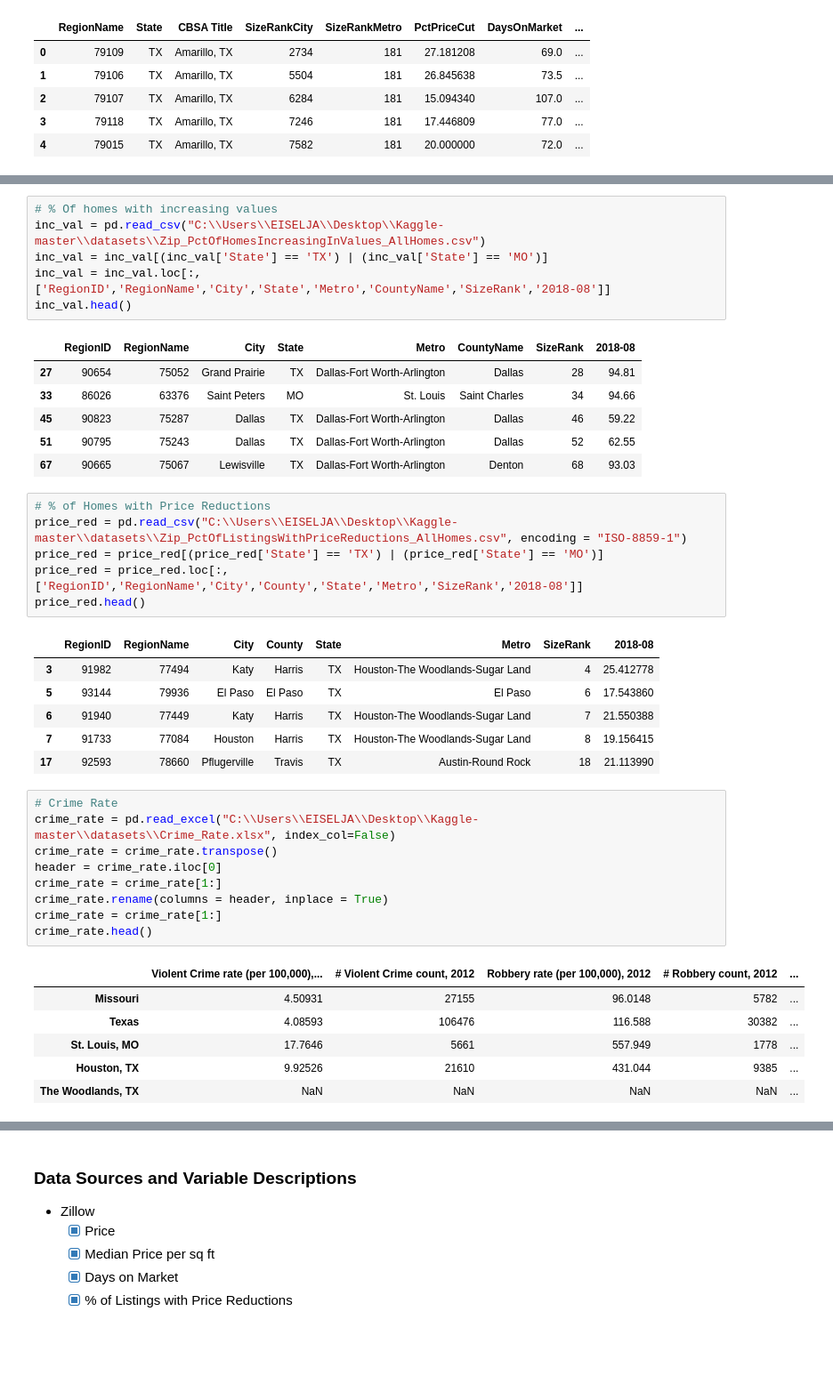
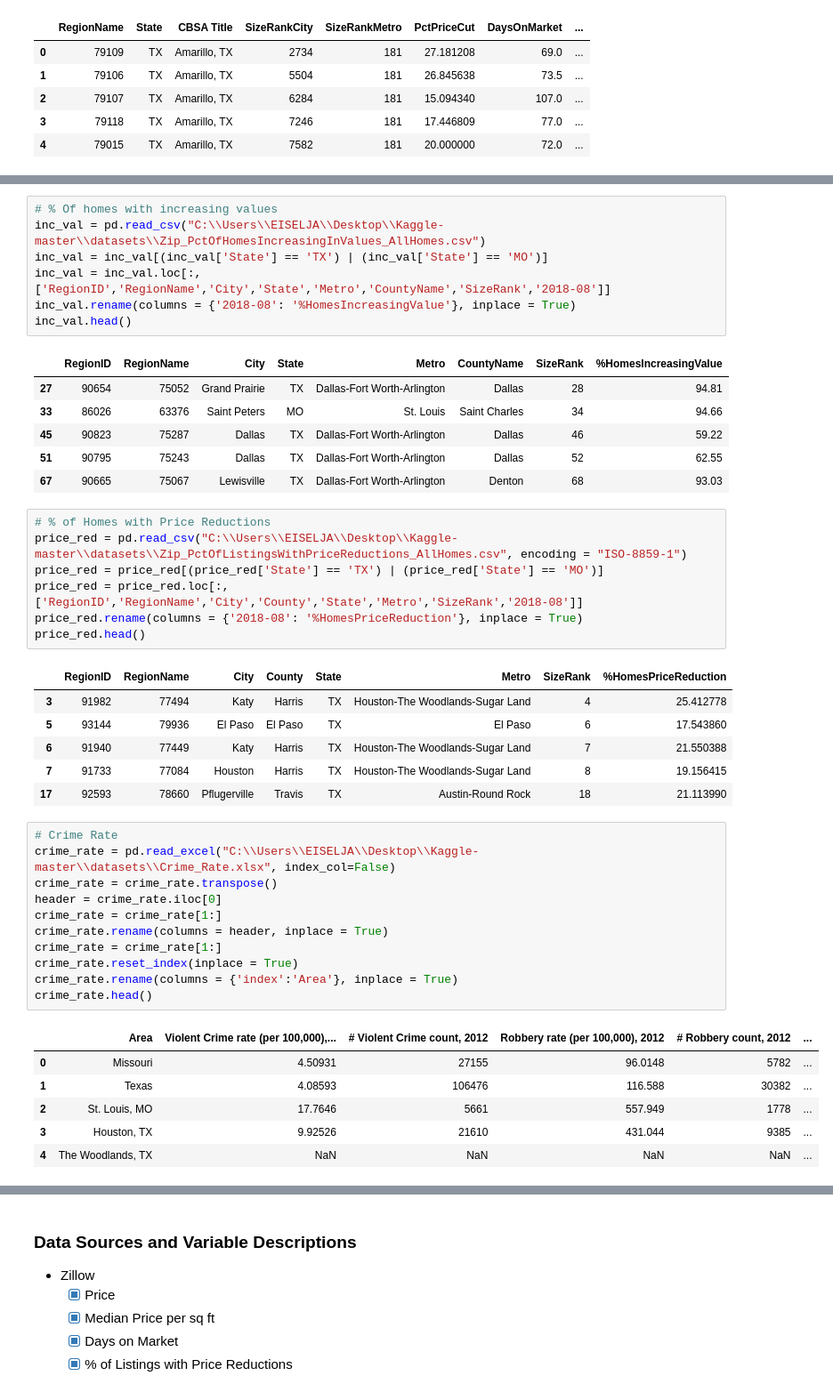
Before and after one commit to jmeisele/Kaggle, a Jupyter notebook: MarketingFinalRealEstate.ipynb, the cells around one changed output, grey strips where cells are left out. Shown at 89% size. Drawn from its saved outputs; the diff is of its cells as text; blank space fills up the shorter version.

```diff
--- a/MarketingFinalRealEstate.ipynb
+++ b/MarketingFinalRealEstate.ipynb
@@ -221,9 +225,10 @@ mon_turnover.head()
 inc_val = pd.read_csv("C:\\Users\\EISELJA\\Desktop\\Kaggle-master\\datasets\\Zip_PctOfHomesIncreasingInValues_AllHomes.csv")
 inc_val = inc_val[(inc_val['State'] == 'TX') | (inc_val['State'] == 'MO')]
 inc_val = inc_val.loc[:,['RegionID','RegionName','City','State','Metro','CountyName','SizeRank','2018-08']]
+inc_val.rename(columns = {'2018-08': '%HomesIncreasingValue'}, inplace = True)
 inc_val.head()
 # %% [output]
-|  | RegionID | RegionName | City | State | Metro | CountyName | SizeRank | 2018-08 |
+|  | RegionID | RegionName | City | State | Metro | CountyName | SizeRank | %HomesIncreasingValue |
 | 27 | 90654 | 75052 | Grand Prairie | TX | Dallas-Fort Worth-Arlington | Dallas | 28 | 94.81 |
 | 33 | 86026 | 63376 | Saint Peters | MO | St. Louis | Saint Charles | 34 | 94.66 |
 | 45 | 90823 | 75287 | Dallas | TX | Dallas-Fort Worth-Arlington | Dallas | 46 | 59.22 |
@@ -234,9 +239,10 @@ inc_val.head()
 price_red = pd.read_csv("C:\\Users\\EISELJA\\Desktop\\Kaggle-master\\datasets\\Zip_PctOfListingsWithPriceReductions_AllHomes.csv", encoding = "ISO-8859-1")
 price_red = price_red[(price_red['State'] == 'TX') | (price_red['State'] == 'MO')]
 price_red = price_red.loc[:,['RegionID','RegionName','City','County','State','Metro','SizeRank','2018-08']]
+price_red.rename(columns = {'2018-08': '%HomesPriceReduction'}, inplace = True)
 price_red.head()
 # %% [output]
-|  | RegionID | RegionName | City | County | State | Metro | SizeRank | 2018-08 |
+|  | RegionID | RegionName | City | County | State | Metro | SizeRank | %HomesPriceReduction |
 | 3 | 91982 | 77494 | Katy | Harris | TX | Houston-The Woodlands-Sugar Land | 4 | 25.412778 |
 | 5 | 93144 | 79936 | El Paso | El Paso | TX | El Paso | 6 | 17.543860 |
 | 6 | 91940 | 77449 | Katy | Harris | TX | Houston-The Woodlands-Sugar Land | 7 | 21.550388 |
@@ -245,19 +251,21 @@ price_red.head()
 # %%
 # Crime Rate
 crime_rate = pd.read_excel("C:\\Users\\EISELJA\\Desktop\\Kaggle-master\\datasets\\Crime_Rate.xlsx", index_col=False)
 crime_rate = crime_rate.transpose()
 header = crime_rate.iloc[0]
 crime_rate = crime_rate[1:]
 crime_rate.rename(columns = header, inplace = True)
 crime_rate = crime_rate[1:]
+crime_rate.reset_index(inplace = True)
+crime_rate.rename(columns = {'index':'Area'}, inplace = True)
 crime_rate.head()
 # %% [output]
-|  | Violent Crime rate (per 100,000),... | # Violent Crime count, 2012 | Robbery rate (per 100,000), 2012 | # Robbery count, 2012 | ... |
-| Missouri | 4.50931 | 27155 | 96.0148 | 5782 | ... |
-| Texas | 4.08593 | 106476 | 116.588 | 30382 | ... |
-| St. Louis, MO | 17.7646 | 5661 | 557.949 | 1778 | ... |
-| Houston, TX | 9.92526 | 21610 | 431.044 | 9385 | ... |
-| The Woodlands, TX | NaN | NaN | NaN | NaN | ... |
+|  | Area | Violent Crime rate (per 100,000),... | # Violent Crime count, 2012 | Robbery rate (per 100,000), 2012 | # Robbery count, 2012 | ... |
+| 0 | Missouri | 4.50931 | 27155 | 96.0148 | 5782 | ... |
+| 1 | Texas | 4.08593 | 106476 | 116.588 | 30382 | ... |
+| 2 | St. Louis, MO | 17.7646 | 5661 | 557.949 | 1778 | ... |
+| 3 | Houston, TX | 9.92526 | 21610 | 431.044 | 9385 | ... |
+| 4 | The Woodlands, TX | NaN | NaN | NaN | NaN | ... |
 # %%
 # Average Commute Time
 commute = pd.read_excel("C:\\Users\\EISELJA\\Desktop\\Kaggle-master\\datasets\\Commute.xlsx")
```
Also changed, not shown: parts of 36 cells of this notebook.
